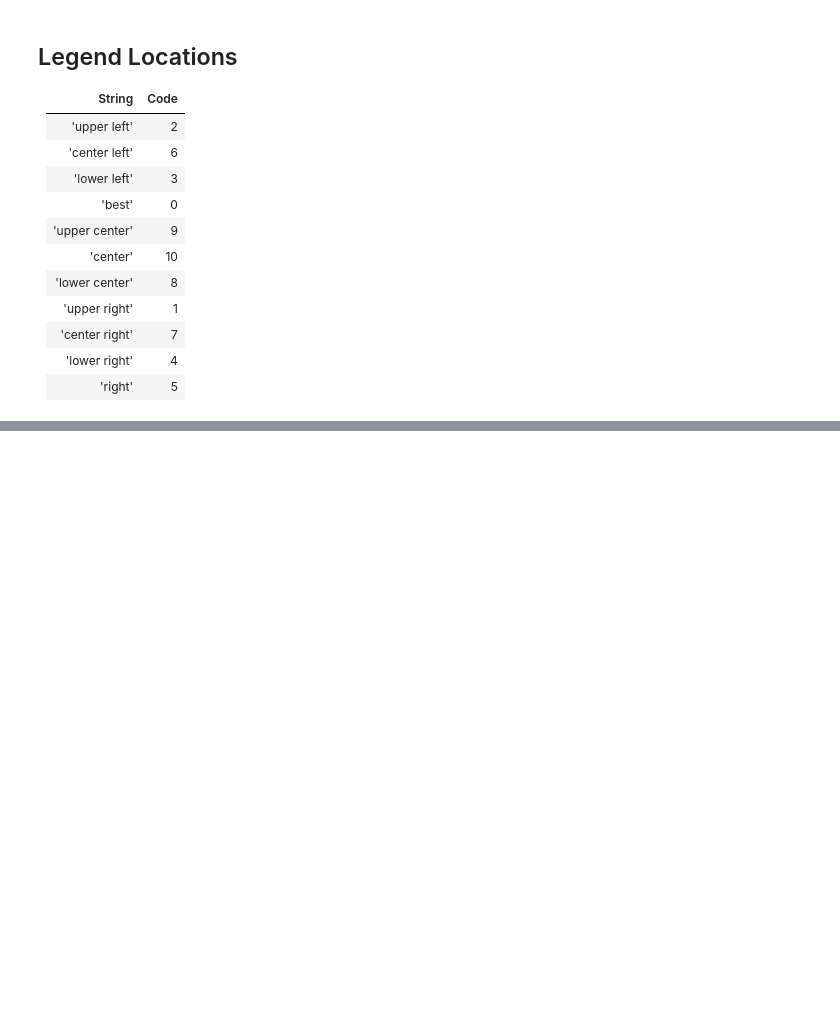
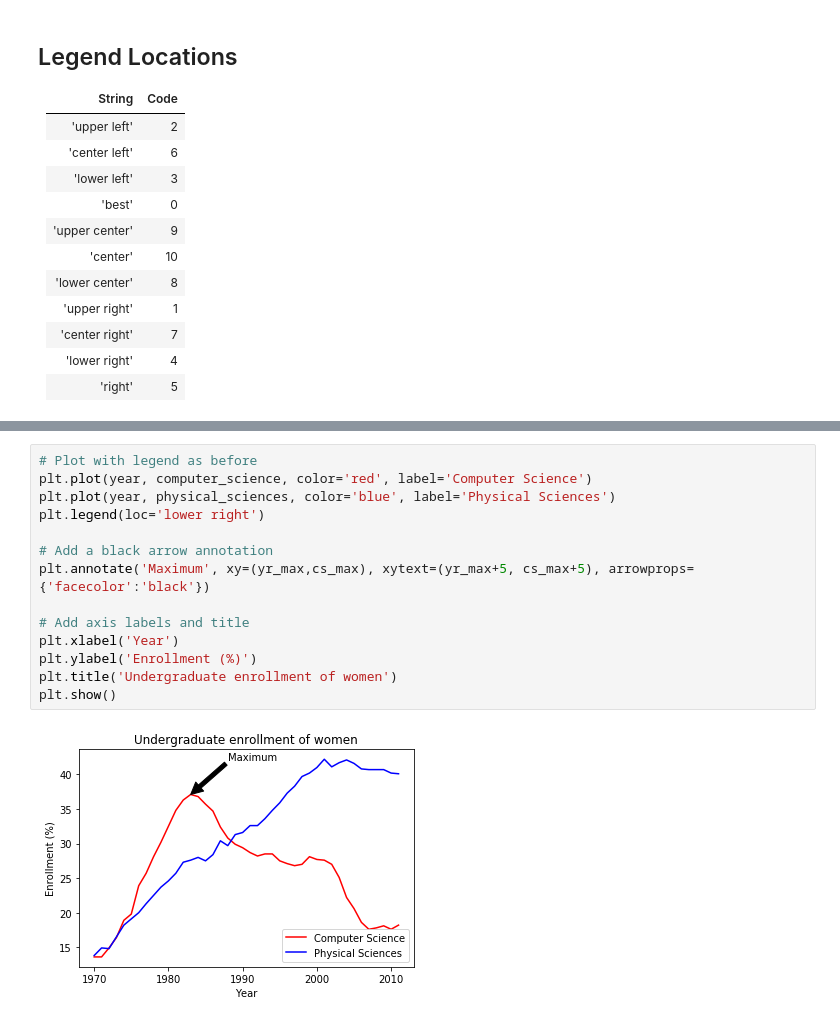
Before and after one commit to prograTammz/women-education-visualization, a Jupyter notebook: visualize-matplotlib.ipynb, the cells around one changed output, grey strips where cells are left out. Saved outputs shown, nothing was run; the diff lists cells and outputs as text; blank space fills up the shorter version.

```diff
--- a/visualize-matplotlib.ipynb
+++ b/visualize-matplotlib.ipynb
@@ -174,0 +213,16 @@ String | Code
+# %%
+# Plot with legend as before
+plt.plot(year, computer_science, color='red', label='Computer Science')
+plt.plot(year, physical_sciences, color='blue', label='Physical Sciences')
+plt.legend(loc='lower right')
+
+# Add a black arrow annotation
+plt.annotate('Maximum', xy=(yr_max,cs_max), xytext=(yr_max+5, cs_max+5), arrowprops={'facecolor':'black'})
+
+# Add axis labels and title
+plt.xlabel('Year')
+plt.ylabel('Enrollment (%)')
+plt.title('Undergraduate enrollment of women')
+plt.show()
+# %% [output]
+[figure, added]
```
Also changed, not shown: parts of 4 cells of this notebook.
